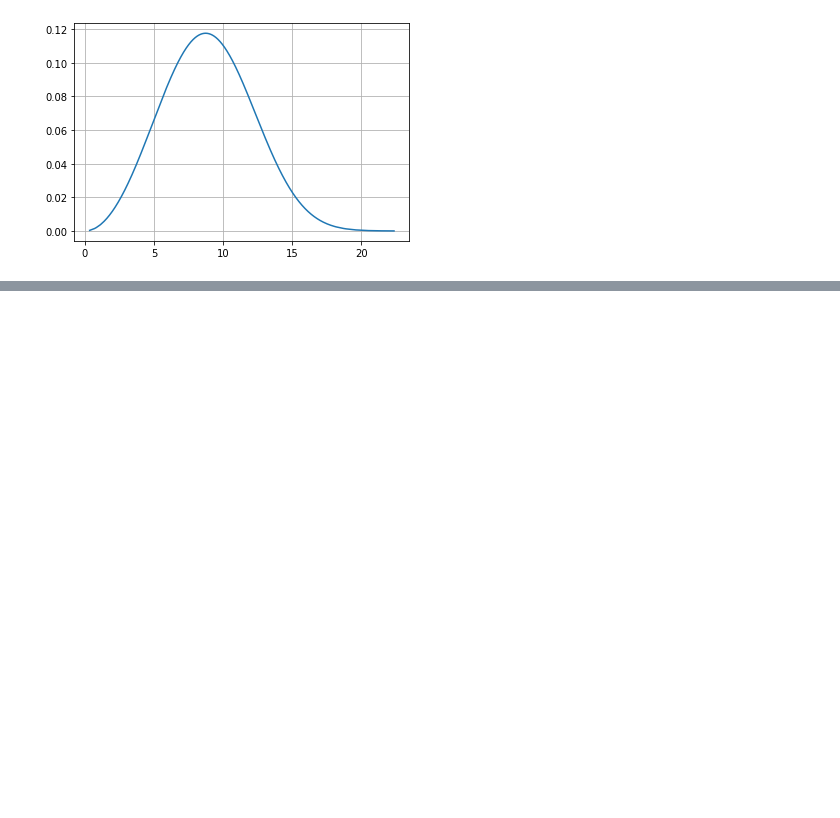
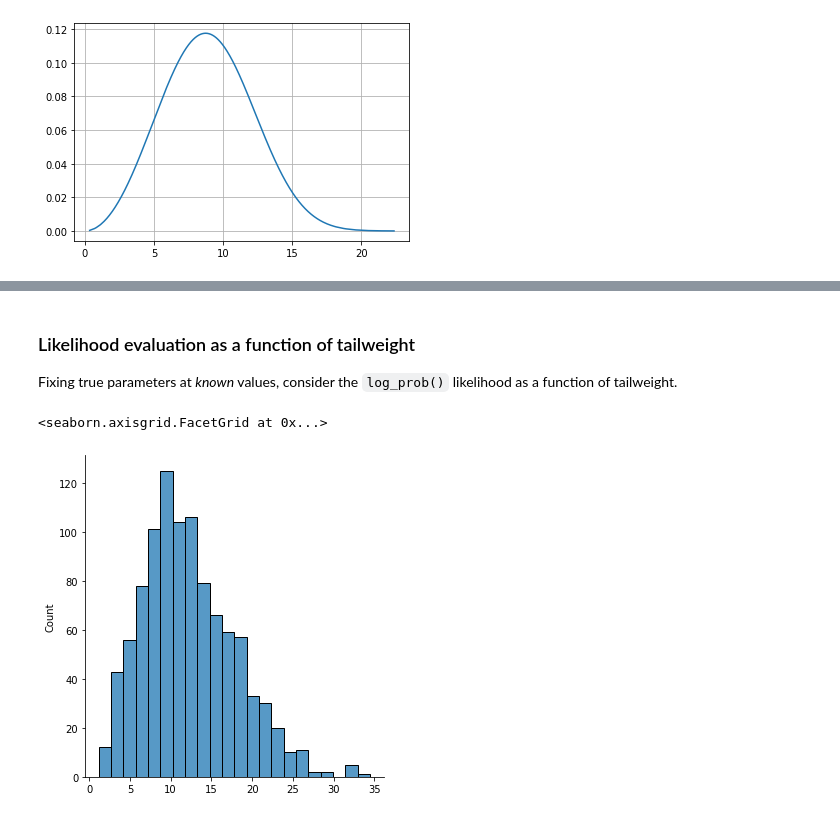
Before and after one commit to gmgeorg/torchlambertw, a Jupyter notebook: notebooks/demo-lambertw-f-distributions.ipynb, the cells around one changed output, grey strips where cells are left out. Drawn from its saved outputs; the diff is of its cells as text; code cells hidden in the pictures; blank space fills up the shorter version.

```diff
--- a/notebooks/demo-lambertw-f-distributions.ipynb
+++ b/notebooks/demo-lambertw-f-distributions.ipynb
@@ -186,0 +195,10 @@ plt.legend(["Weibull", "Lambert W x Weibull"])
+# %% [markdown]
+### Likelihood evaluation as a function of tailweight
+
+Fixing true parameters at *known* values, consider the `log_prob()` likelihood as a function of tailweight.
+# %%
+xx = skew_lw_weib.sample([1000]).numpy()
+sns.displot(xx)
+# %% [output]
+<seaborn.axisgrid.FacetGrid at 0x...>
+[figure, added]
```
Also changed, not shown: parts of 13 cells of this notebook, 16 other files.
